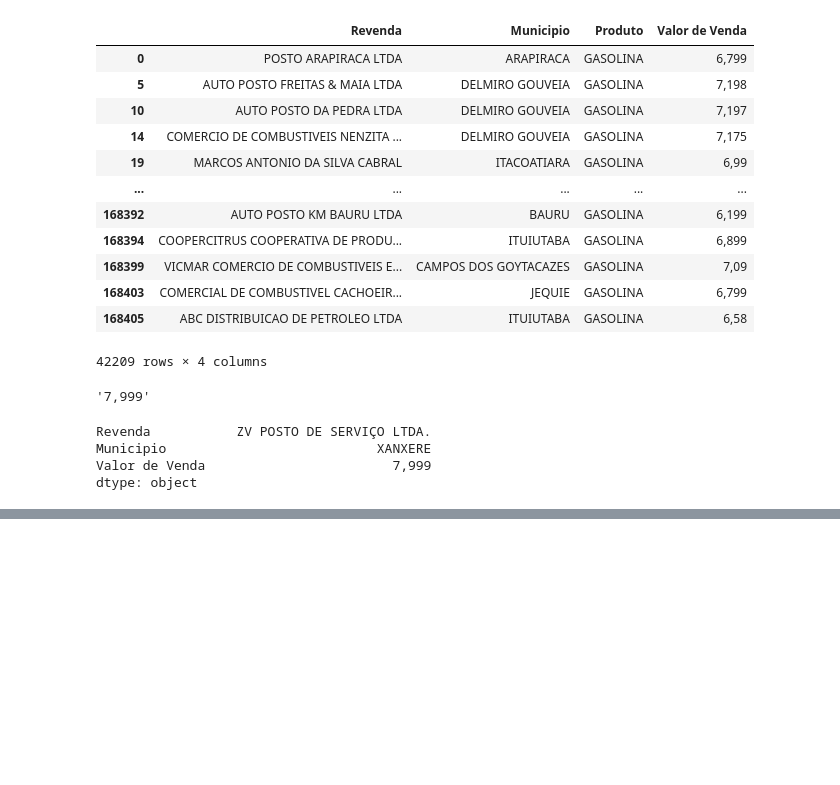
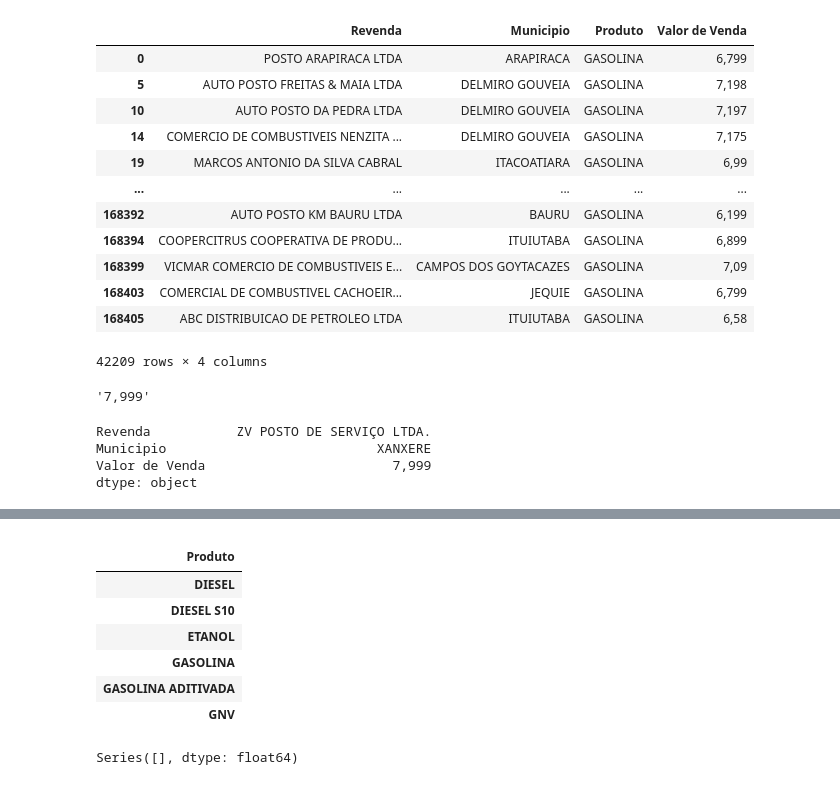
Before and after one commit to josephalmeidazica/LearnIt, a Jupyter notebook: Pyhton_Pandas.ipynb, the cells around one changed output, grey strips where cells are left out. Cells and saved outputs as stored; diff of their text form; code cells hidden in the pictures; blank space fills up the shorter version.

```diff
--- a/Pyhton_Pandas.ipynb
+++ b/Pyhton_Pandas.ipynb
@@ -240,0 +297,18 @@ dtype: object
+# %%
+# Como mostrar média de valor de venda POR COMBUSTÍVEL Brasil todo?
+media_por_combustivel_df = ca_df[['Produto', 'Valor de Venda']].groupby(by='Produto').mean().round(2)
+display(media_por_combustivel_df)
+# %% [output]
+|  |
+| Produto |
+| DIESEL |
+| DIESEL S10 |
+| ETANOL |
+| GASOLINA |
+| GASOLINA ADITIVADA |
+| GNV |
+# %%
+# Qual a média de preços dos combustíveis GASOLINA e GASOLINA ADITIVADA do Bairro MOOCA em SÃO PAULO?
+display(combustiveis_df.loc[(combustiveis_df['Bairro'] == 'MOOCA') & (combustiveis_df['Municipio'] == 'SAO PAULO') & ((combustiveis_df['Produto'] == 'GASOLINA') | (combustiveis_df['Produto'] == 'GASOLINA ADITIVADA')), ['Valor de Venda']].mean())
+# %% [output]
+Series([], dtype: float64)
```
Also changed, not shown: parts of 4 cells of this notebook.
